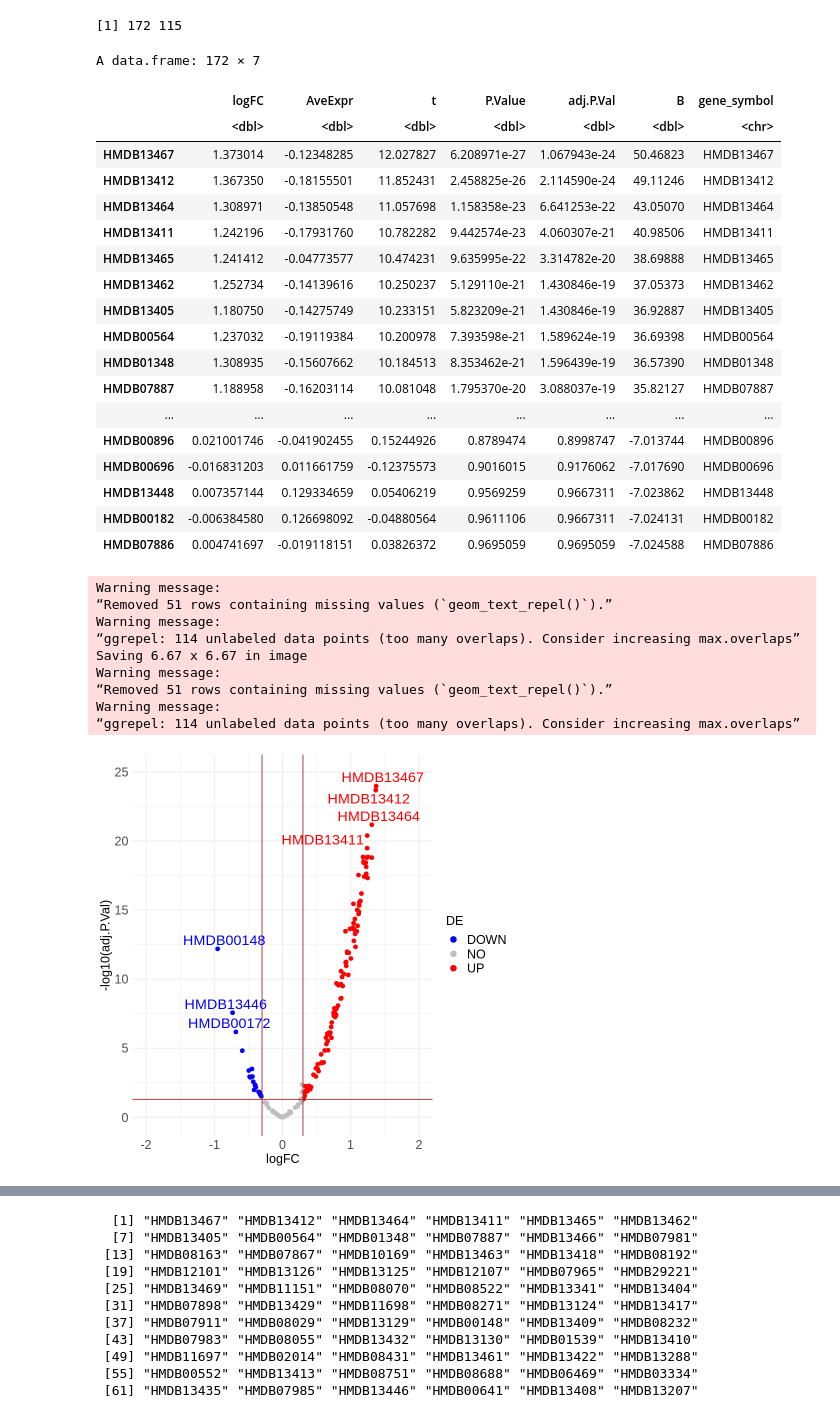
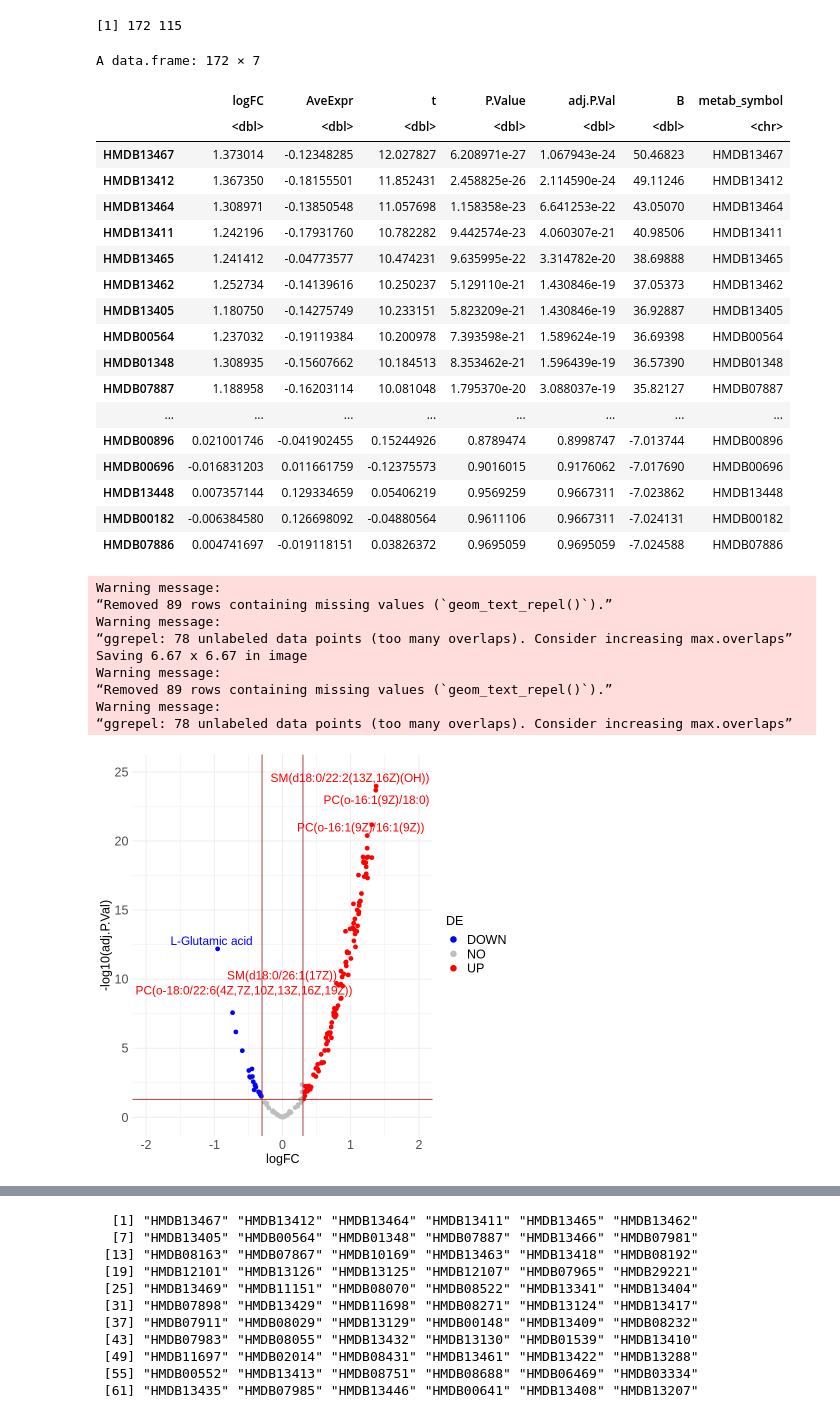
Before and after one commit to lanagarmire/AD_multi_Omics, a Jupyter notebook: 2_limma_LMCI_META.ipynb, the cells around one changed output, grey strips where cells are left out. Saved outputs shown, nothing was run; the diff lists cells and outputs as text; code cells hidden in the pictures.

```diff
--- a/2_limma_LMCI_META.ipynb
+++ b/2_limma_LMCI_META.ipynb
@@ -26,6 +26,5 @@ The following objects are masked from ‘package:base’:
 # %% [markdown]
 Expression Set object
 # %%
-##meta
-
 data <- read.csv("extdata/all_lmci_metab_hmdb_lilikoi.csv", header=TRUE)
+name_map <- read.csv("extdata/name_map.csv",header=TRUE)
@@ -90,12 +115,12 @@ cont.matrix <- makeContrasts(contrasts = "subset2-subset1", levels=design) #subt
 fit2 <- contrasts.fit(fit, cont.matrix)
 fit2 <- eBayes(fit2, trend=FALSE)
 limma_result_fit <- topTable(fit2,  coef=1, n=Inf)
-limma_result_fit$gene_symbol <- row.names(limma_result_fit)
+limma_result_fit$metab_symbol <- row.names(limma_result_fit)
 # %%
 limma_result_fit
 # %% [output]
 A data.frame: 172 × 7
-|  | logFC | AveExpr | t | P.Value | adj.P.Val | B | gene_symbol |
+|  | logFC | AveExpr | t | P.Value | adj.P.Val | B | metab_symbol |
 |  | <dbl> | <dbl> | <dbl> | <dbl> | <dbl> | <dbl> | <chr> |
 | HMDB13467 | 1.373014 | -0.12348285 | 12.027827 | 6.208971e-27 | 1.067943e-24 | 50.46823 | HMDB13467 |
 | HMDB13412 | 1.367350 | -0.18155501 | 11.852431 | 2.458825e-26 | 2.114590e-24 | 49.11246 | HMDB13412 |
@@ -113,43 +138,51 @@ A data.frame: 172 × 7
 | HMDB13448 | 0.007357144 | 0.129334659 | 0.05406219 | 0.9569259 | 0.9667311 | -7.023862 | HMDB13448 |
 | HMDB00182 | -0.006384580 | 0.126698092 | -0.04880564 | 0.9611106 | 0.9667311 | -7.024131 | HMDB00182 |
 | HMDB07886 | 0.004741697 | -0.019118151 | 0.03826372 | 0.9695059 | 0.9695059 | -7.024588 | HMDB07886 |
+# %%
+#### plot volcano
+fold_cutoff = 0.3
+limma_result_fit$diffexpressed <- "NO"
+# if log2Foldchange > 0.5 and pvalue < 0.05, set as "UP"
+limma_result_fit$diffexpressed[limma_result_fit$logFC > fold_cutoff & limma_result_fit$adj.P.Val < 0.05] <- "UP"
+# if log2Foldchange < -0.5 and pvalue < 0.05, set as "DOWN"
+limma_result_fit$diffexpressed[limma_result_fit$logFC < -fold_cutoff & limma_result_fit$adj.P.Val < 0.05] <- "DOWN"
+
+limma_result_fit$delabel <- NA
+
+for (i in 1:nrow(limma_result_fit)){
+    if (limma_result_fit$diffexpressed[i] != "NO"){
+        hmdb_name=limma_result_fit$metab_symbol[i]
+        if (hmdb_name %in% name_map$HMDB){
+            idx=which(name_map$HMDB==hmdb_name)
+            real_name=name_map$Match[idx]
+            limma_result_fit$delabel[i]=real_name
+        }
+    }
+}
 # %%
-#### plot volcano
-fold_cutoff = 0.3
-limma_result_fit$diffexpressed <- "NO"
-# if log2Foldchange > 0.5 and pvalue < 0.05, set as "UP"
-limma_result_fit$diffexpressed[limma_result_fit$logFC > fold_cutoff & limma_result_fit$adj.P.Val < 0.05] <- "UP"
-# if log2Foldchange < -0.5 and pvalue < 0.05, set as "DOWN"
-limma_result_fit$diffexpressed[limma_result_fit$logFC < -fold_cutoff & limma_result_fit$adj.P.Val < 0.05] <- "DOWN"
-
-limma_result_fit$delabel <- NA
-limma_result_fit$delabel[limma_result_fit$diffexpressed != "NO"] <- limma_result_fit$gene_symbol[limma_result_fit$diffexpressed != "NO"]
-
-#write.csv(limma_result_fit,"LQ_adniLMCI_DEMetab.csv")
-
 ggplot(data=limma_result_fit, aes(x=logFC, y=-log10(adj.P.Val),col=diffexpressed)) +
         geom_point(size=2) +
         theme_minimal() +
         scale_color_manual(breaks=c("DOWN","NO","UP"),values=c("blue", "grey", "red")) +
         guides(color=guide_legend(title = "DE",override.aes = list(size = 3))) +
         geom_vline(xintercept=c(-fold_cutoff, fold_cutoff), col="brown") +
         geom_hline(yintercept=-log10(0.05), col="brown") +
         xlim(-2, 2) +ylim(-0.1,25) +
         theme(axis.title = element_text(size = 15),axis.text=element_text(size=15),legend.title=element_text(size=15),legend.text=element_text(size=15))+
-        geom_text_repel(aes(label=delabel),size=6,max.overlaps=8)
+        geom_text_repel(aes(label=delabel),size=5,max.overlaps=5,force=10)
 
-ggsave("RP_2h.png",dpi=600)
+ggsave("figs/RP_2h.png",dpi=600)
 # %% [output]
 Warning message:
-“Removed 51 rows containing missing values (`geom_text_repel()`).”
+“Removed 89 rows containing missing values (`geom_text_repel()`).”
 Warning message:
-“ggrepel: 114 unlabeled data points (too many overlaps). Consider increasing max.overlaps”
+“ggrepel: 78 unlabeled data points (too many overlaps). Consider increasing max.overlaps”
 Saving 6.67 x 6.67 in image
 Warning message:
-“Removed 51 rows containing missing values (`geom_text_repel()`).”
+“Removed 89 rows containing missing values (`geom_text_repel()`).”
 Warning message:
-“ggrepel: 114 unlabeled data points (too many overlaps). Consider increasing max.overlaps”
+“ggrepel: 78 unlabeled data points (too many overlaps). Consider increasing max.overlaps”
-[figure, old version]
+[figure, new version]
 # %%
 limma_DE = limma_result_fit[which(limma_result_fit$diffexpressed != "NO"), ]
 # %%
```
Also changed, not shown: parts of 7 cells of this notebook, 1 other file.
